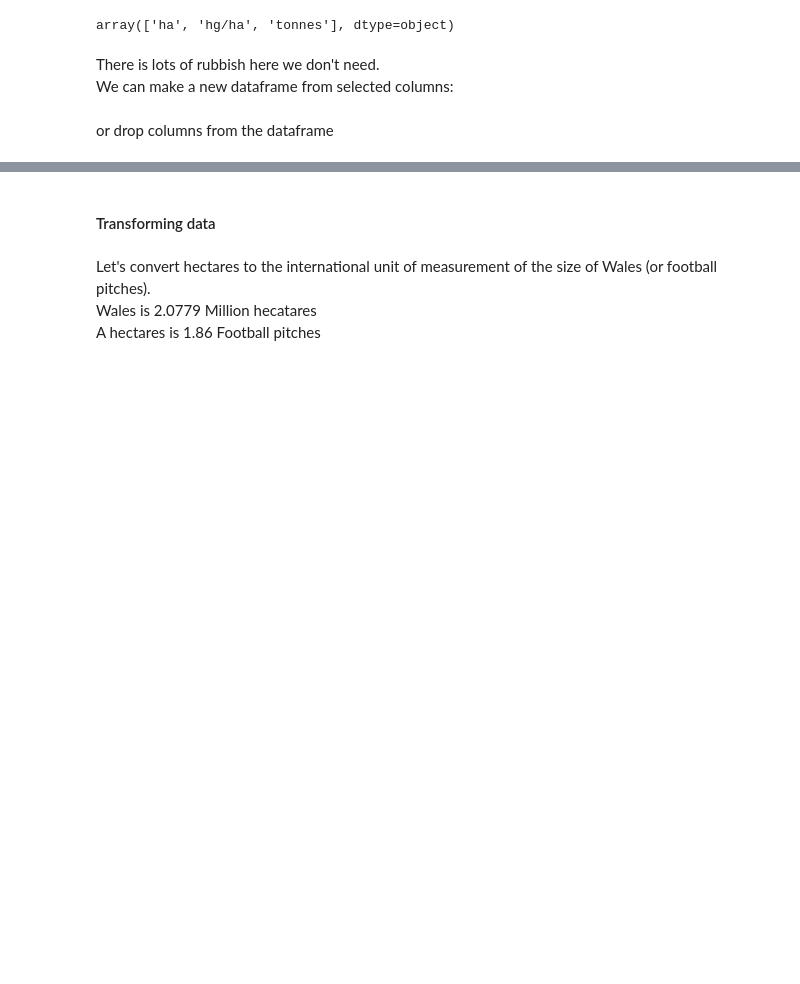
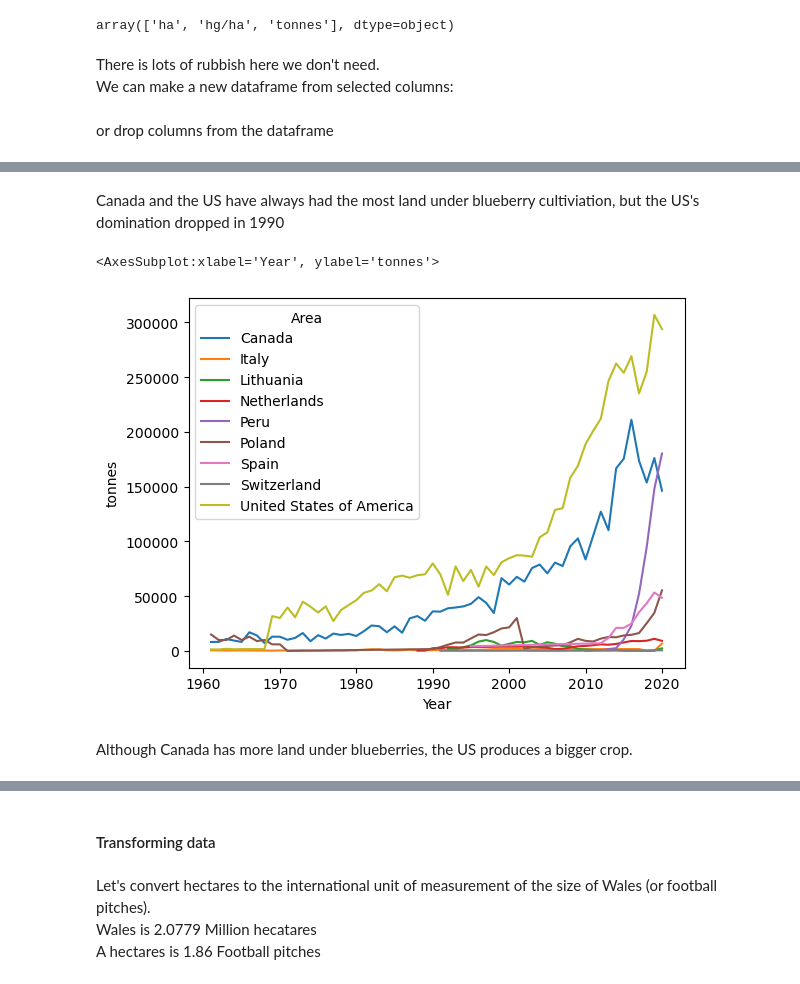
Before and after one commit to nicksavill/DEB_development, a Jupyter notebook: Week2/Class_4.ipynb, the cells around one changed output, grey strips where cells are left out. Saved outputs shown, nothing was run; the diff lists cells and outputs as text; code cells hidden in the pictures; blank space fills up the shorter version.

```diff
--- a/Week2/Class_4.ipynb
+++ b/Week2/Class_4.ipynb
@@ -72,0 +107,4 @@ bb_land = bb_land.rename(columns = {'Value':'Hectares'}, errors="raise")
+# %%
+bb_prod = bb[bb["Element"]=='Production']
+bb_prod = bb_prod.rename(columns = {'Value':'tonnes'}, errors="raise")
+bb_prod.groupby('Area').max().reset_index().sort_values(by=['tonnes'], ascending=False).head(5)
@@ -72,0 +166,10 @@ bb_land = bb_land.rename(columns = {'Value':'Hectares'}, errors="raise")
+# %% [markdown]
+Canada and the US have always had the most land under blueberry cultiviation, but the US's domination dropped in 1990
+# %%
+top_prod = bb_prod[bb_prod ['Area'].isin(top_bb)]
+sns.lineplot(data=top_prod, x="Year", y="tonnes", hue="Area")
+# %% [output]
+<AxesSubplot:xlabel='Year', ylabel='tonnes'>
+[figure, added]
+# %% [markdown]
+Although Canada has more land under blueberries, the US produces a bigger crop.
```
Also changed, not shown: parts of 74 cells of this notebook, 21 other files.
